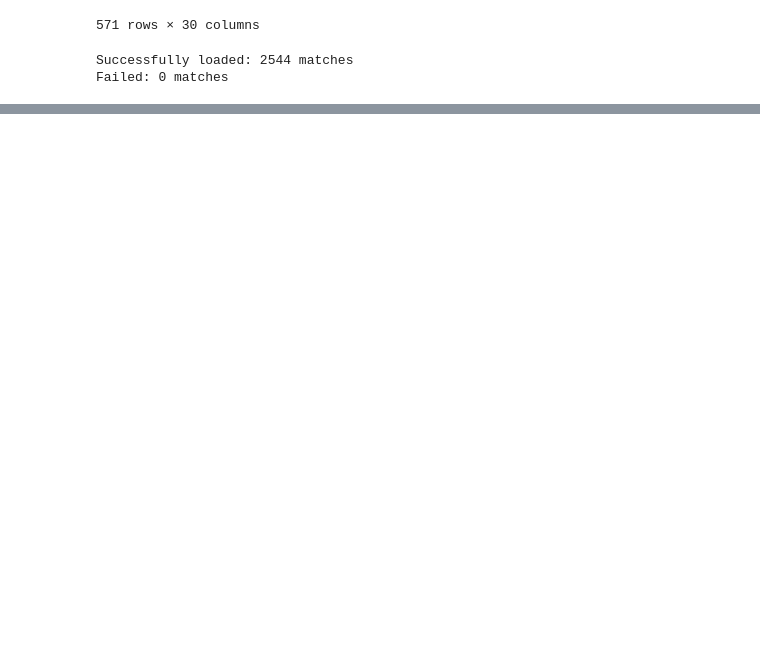
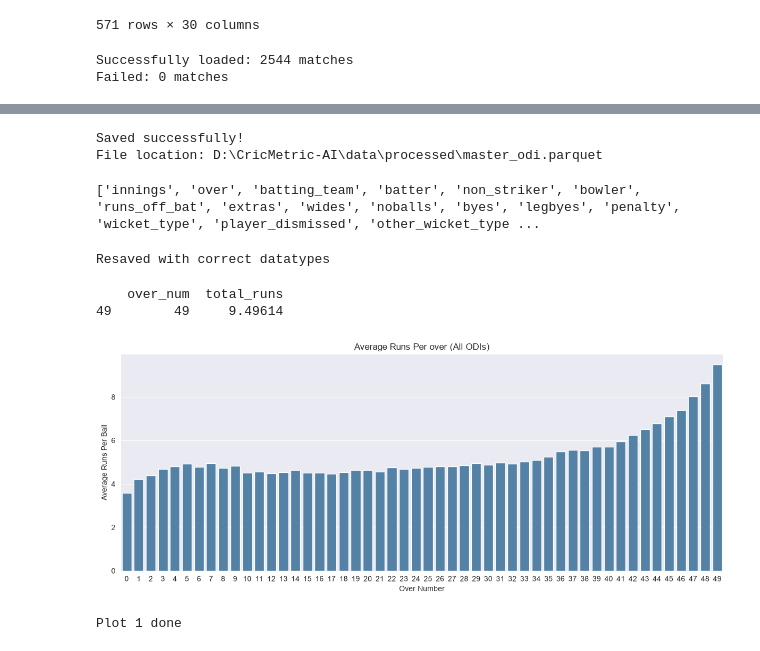
Before and after one commit to Durgeshkadiyapu/CricMetric-AI, a Jupyter notebook: notebooks/01_data_loading.ipynb, the cells around one changed output, grey strips where cells are left out. Cells and saved outputs as stored; diff of their text form; code cells hidden in the pictures; blank space fills up the shorter version.

```diff
--- a/notebooks/01_data_loading.ipynb
+++ b/notebooks/01_data_loading.ipynb
@@ -599,3 +599,10 @@ print(f"Failed: {len(failed_files)} matches")
 # %% [output]
 Successfully loaded: 2544 matches
 Failed: 0 matches
+# %%
+master_df = pd.concat(all_dfs, ignore_index=True)
+print(f"Total balls: {len(master_df)}")
+print(f"Total matches: {master_df['match_id'].nunique()}")
+print(f"Total players: {master_df['batter'].nunique()}")
+print(f"Date range: {master_df['match_date'].min()} to {master_df['match_date'].max()}")
+print(f"Shape: {master_df.shape}")
@@ -601,0 +615,68 @@ Failed: 0 matches
+# %%
+# save master dataframe
+PROCESSED_PATH = r"D:\CricMetric-AI\data\processed"
+
+master_df.to_parquet(
+    os.path.join(PROCESSED_PATH, "master_odi.parquet"),
+    index=False
+)
+
+print("Saved successfully!")
+print(f"File location: {PROCESSED_PATH}\\master_odi.parquet")
+# %% [output]
+Saved successfully!
+File location: D:\CricMetric-AI\data\processed\master_odi.parquet
+# %%
+master_df['over_num'] = master_df['over'].str.split('.').str[0].astype(int)
+master_df['ball_num'] = master_df['over'].str.split('.').str[1].astype(int)
+print(master_df.columns.tolist())
+# %% [output]
+['innings', 'over', 'batting_team', 'batter', 'non_striker', 'bowler', 'runs_off_bat', 'extras', 'wides', 'noballs', 'byes', 'legbyes', 'penalty', 'wicket_type', 'player_dismissed', 'other_wicket_type ...
+# %%
+master_df['runs_off_bat'] = pd.to_numeric(master_df['runs_off_bat'], errors='coerce').fillna(0).astype(int)
+master_df['extras'] = pd.to_numeric(master_df['extras'], errors='coerce').fillna(0).astype(int)
+master_df['wides'] = pd.to_numeric(master_df['wides'], errors='coerce').fillna(0).astype(int)
+master_df['noballs'] = pd.to_numeric(master_df['noballs'], errors='coerce').fillna(0).astype(int)
+# %%
+master_df.to_parquet(
+    r"D:\CricMetric-AI\data\processed\master_odi.parquet",
+    index=False
+)
+print("Resaved with correct datatypes")
+# %% [output]
+Resaved with correct datatypes
+# %%
+print(runs_per_over[runs_per_over['over_num']==49])
+# %% [output]
+    over_num  total_runs
+49        49     9.49614
+# %%
+import matplotlib.pyplot as plt
+import seaborn as sns
+
+# set style
+sns.set_style("darkgrid")
+plt.rcParams['figure.figsize'] = (12, 5)
+master_df['total_runs'] = (
+    master_df['runs_off_bat'].astype(int) +
+    master_df['extras'].astype(int)
+)
+runs_per_over = (
+    master_df.groupby('over_num')['total_runs']
+    .mean()
+    .mul(6)
+    .reset_index()
+)
+
+plt.figure()
+sns.barplot(data=runs_per_over, x='over_num', y='total_runs', color='steelblue')
+plt.title('Average Runs Per over (All ODIs)')
+plt.xlabel('Over Number')
+plt.ylabel('Average Runs Per Ball')
+plt.tight_layout()
+plt.savefig(r'D:\CricMetric-AI\data\processed\plot_runs_per_over.png')
+plt.show()
+print("Plot 1 done")
+# %% [output]
+[figure, added]
+Plot 1 done
```
Also changed, not shown: parts of 4 cells of this notebook.
